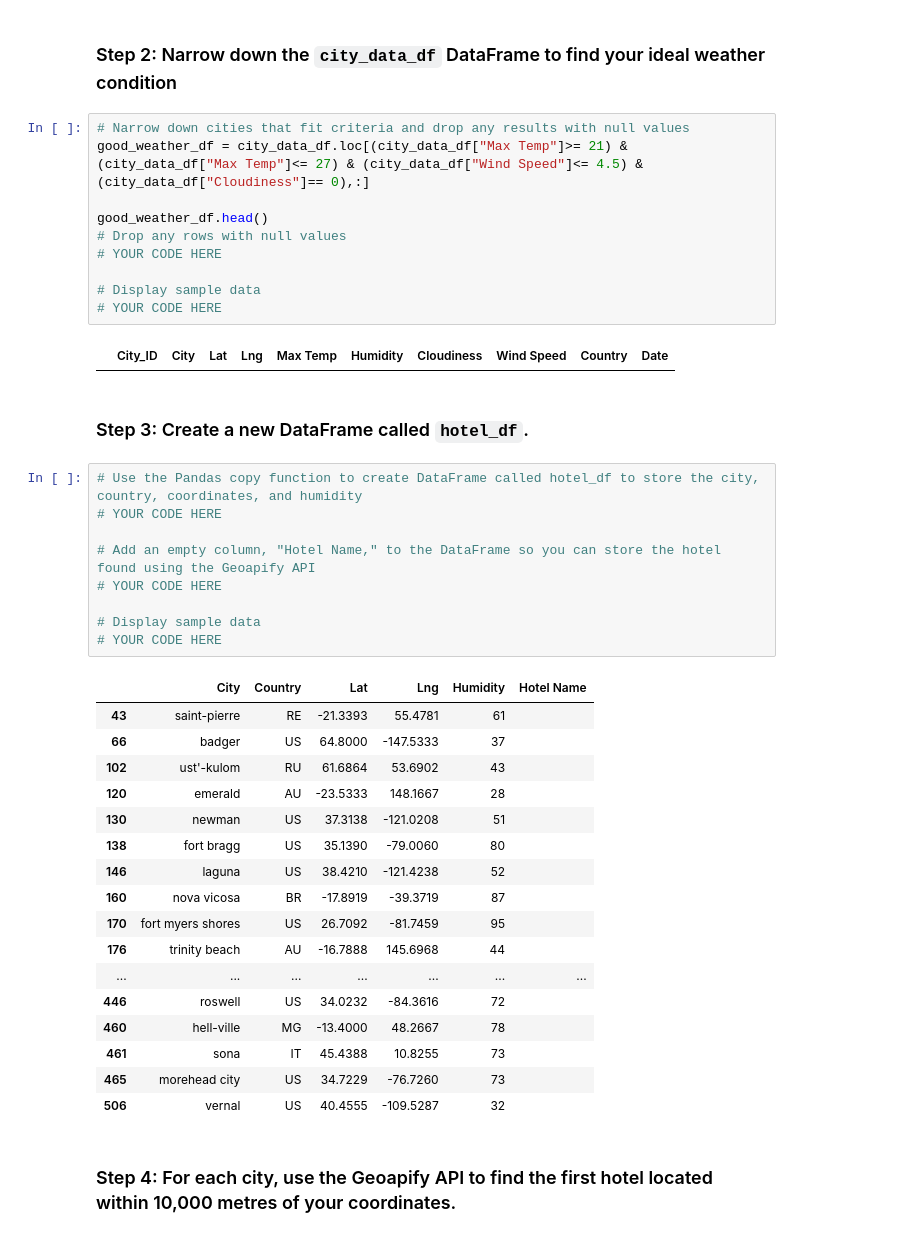
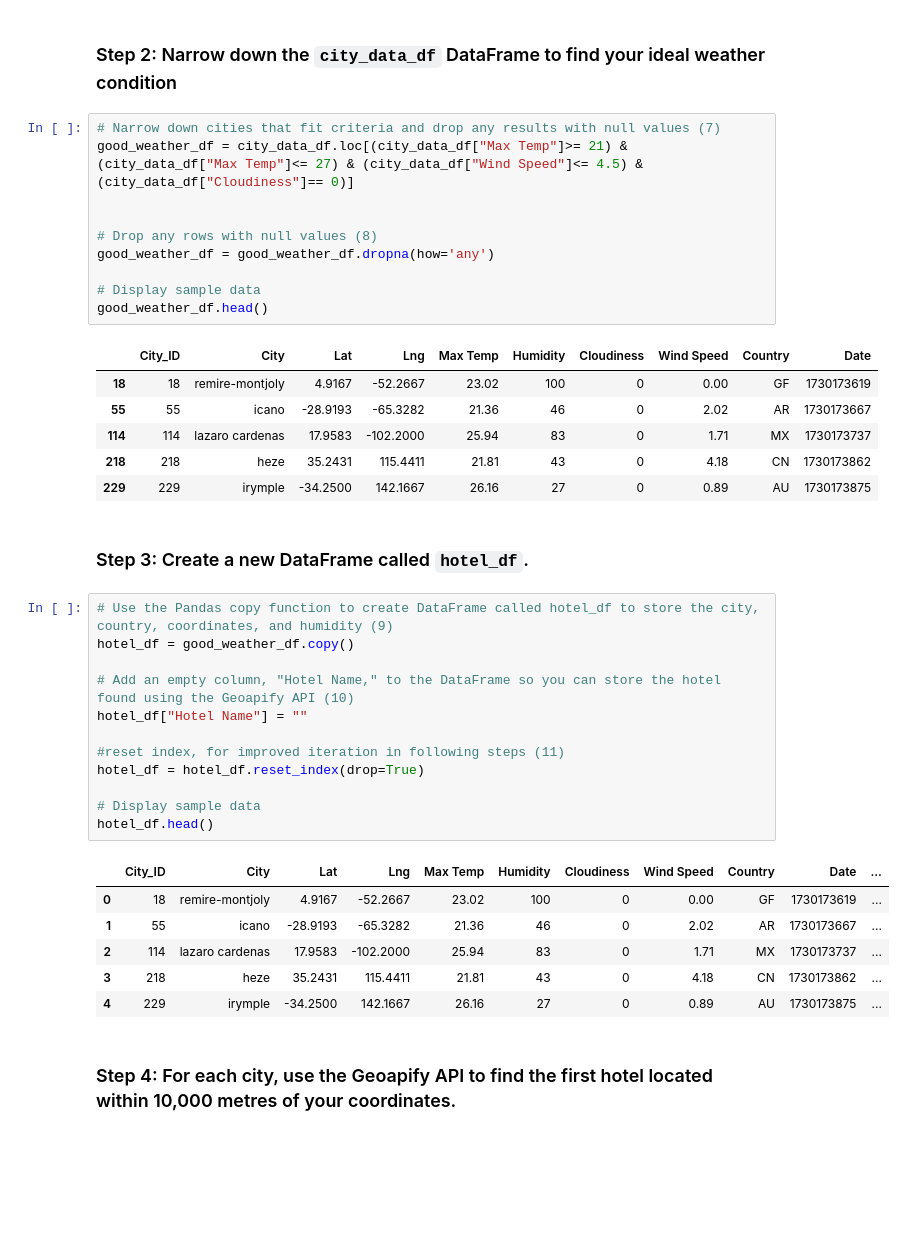
Before and after one commit to linderkm/python-api-challenge, a Jupyter notebook: weatherpy/VacationPy.ipynb, the cells around one changed output. Saved outputs shown, nothing was run; the diff lists cells and outputs as text; blank space fills up the shorter version.

```diff
--- a/weatherpy/VacationPy.ipynb
+++ b/weatherpy/VacationPy.ipynb
@@ -49,46 +53,43 @@ map_plot_1
 # %% [markdown]
 ### Step 2: Narrow down the `city_data_df` DataFrame to find your ideal weather condition
 # %%
-# Narrow down cities that fit criteria and drop any results with null values
-good_weather_df = city_data_df.loc[(city_data_df["Max Temp"]>= 21) & (city_data_df["Max Temp"]<= 27) & (city_data_df["Wind Speed"]<= 4.5) & (city_data_df["Cloudiness"]== 0),:]
+# Narrow down cities that fit criteria and drop any results with null values (7)
+good_weather_df = city_data_df.loc[(city_data_df["Max Temp"]>= 21) & (city_data_df["Max Temp"]<= 27) & (city_data_df["Wind Speed"]<= 4.5) & (city_data_df["Cloudiness"]== 0)]
 
-good_weather_df.head()
-# Drop any rows with null values
-# YOUR CODE HERE
+
+# Drop any rows with null values (8)
+good_weather_df = good_weather_df.dropna(how='any')
 
 # Display sample data
-# YOUR CODE HERE
+good_weather_df.head()
 # %% [output]
 |  | City_ID | City | Lat | Lng | Max Temp | Humidity | Cloudiness | Wind Speed | Country | Date |
+| 18 | 18 | remire-montjoly | 4.9167 | -52.2667 | 23.02 | 100 | 0 | 0.00 | GF | 1730173619 |
+| 55 | 55 | icano | -28.9193 | -65.3282 | 21.36 | 46 | 0 | 2.02 | AR | 1730173667 |
+| 114 | 114 | lazaro cardenas | 17.9583 | -102.2000 | 25.94 | 83 | 0 | 1.71 | MX | 1730173737 |
+| 218 | 218 | heze | 35.2431 | 115.4411 | 21.81 | 43 | 0 | 4.18 | CN | 1730173862 |
+| 229 | 229 | irymple | -34.2500 | 142.1667 | 26.16 | 27 | 0 | 0.89 | AU | 1730173875 |
 # %% [markdown]
 ### Step 3: Create a new DataFrame called `hotel_df`.
 # %%
-# Use the Pandas copy function to create DataFrame called hotel_df to store the city, country, coordinates, and humidity
-# YOUR CODE HERE
+# Use the Pandas copy function to create DataFrame called hotel_df to store the city, country, coordinates, and humidity (9)
+hotel_df = good_weather_df.copy()
 
-# Add an empty column, "Hotel Name," to the DataFrame so you can store the hotel found using the Geoapify API
-# YOUR CODE HERE
+# Add an empty column, "Hotel Name," to the DataFrame so you can store the hotel found using the Geoapify API (10)
+hotel_df["Hotel Name"] = ""
+
+#reset index, for improved iteration in following steps (11)
+hotel_df = hotel_df.reset_index(drop=True)
 
 # Display sample data
-# YOUR CODE HERE
+hotel_df.head()
 # %% [output]
-|  | City | Country | Lat | Lng | Humidity | Hotel Name |
-| 43 | saint-pierre | RE | -21.3393 | 55.4781 | 61 |  |
-| 66 | badger | US | 64.8000 | -147.5333 | 37 |  |
-| 102 | ust'-kulom | RU | 61.6864 | 53.6902 | 43 |  |
-| 120 | emerald | AU | -23.5333 | 148.1667 | 28 |  |
-| 130 | newman | US | 37.3138 | -121.0208 | 51 |  |
-| 138 | fort bragg | US | 35.1390 | -79.0060 | 80 |  |
-| 146 | laguna | US | 38.4210 | -121.4238 | 52 |  |
-| 160 | nova vicosa | BR | -17.8919 | -39.3719 | 87 |  |
-| 170 | fort myers shores | US | 26.7092 | -81.7459 | 95 |  |
-| 176 | trinity beach | AU | -16.7888 | 145.6968 | 44 |  |
-| ... | ... | ... | ... | ... | ... | ... |
-| 446 | roswell | US | 34.0232 | -84.3616 | 72 |  |
-| 460 | hell-ville | MG | -13.4000 | 48.2667 | 78 |  |
-| 461 | sona | IT | 45.4388 | 10.8255 | 73 |  |
-| 465 | morehead city | US | 34.7229 | -76.7260 | 73 |  |
-| 506 | vernal | US | 40.4555 | -109.5287 | 32 |  |
+|  | City_ID | City | Lat | Lng | Max Temp | Humidity | Cloudiness | Wind Speed | Country | Date | ... |
+| 0 | 18 | remire-montjoly | 4.9167 | -52.2667 | 23.02 | 100 | 0 | 0.00 | GF | 1730173619 | ... |
+| 1 | 55 | icano | -28.9193 | -65.3282 | 21.36 | 46 | 0 | 2.02 | AR | 1730173667 | ... |
+| 2 | 114 | lazaro cardenas | 17.9583 | -102.2000 | 25.94 | 83 | 0 | 1.71 | MX | 1730173737 | ... |
+| 3 | 218 | heze | 35.2431 | 115.4411 | 21.81 | 43 | 0 | 4.18 | CN | 1730173862 | ... |
+| 4 | 229 | irymple | -34.2500 | 142.1667 | 26.16 | 27 | 0 | 0.89 | AU | 1730173875 | ... |
 # %% [markdown]
 ### Step 4: For each city, use the Geoapify API to find the first hotel located within 10,000 metres of your coordinates.
 # %%
```
Also changed, not shown: parts of 3 cells of this notebook, 1 other file.
